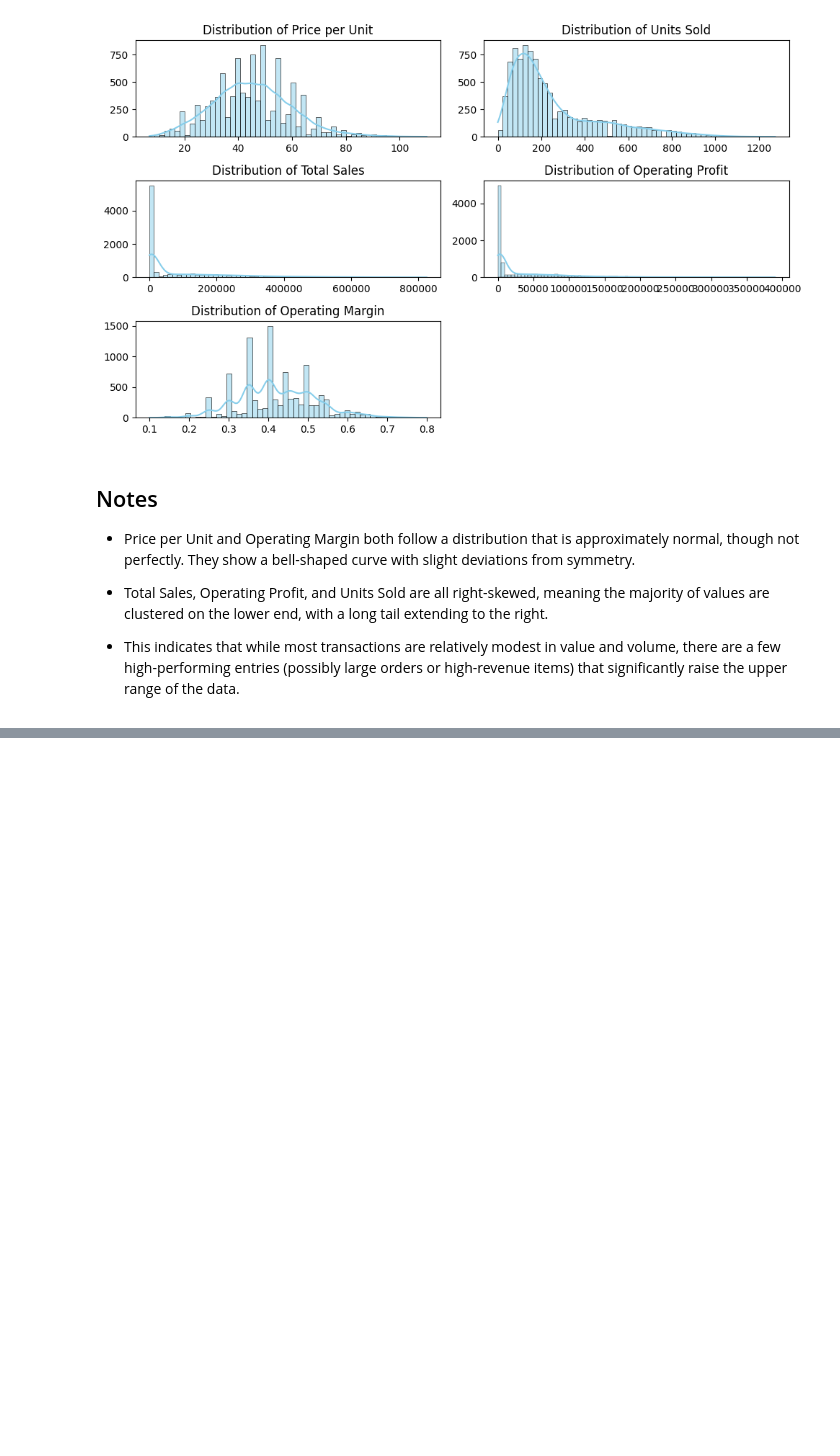
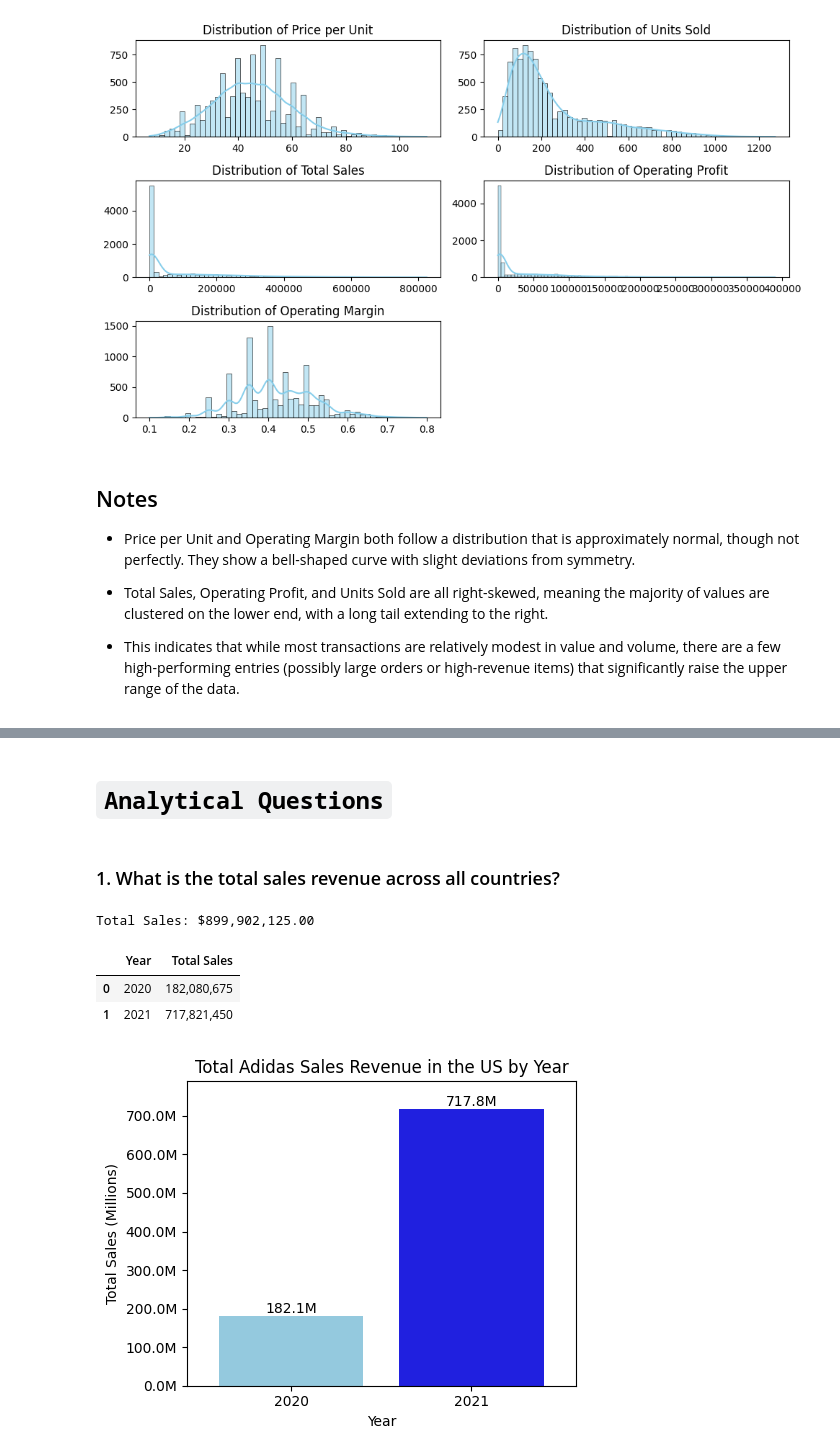
Before and after one commit to murithidenisgitobu/Adidas-Sales-Analysis-Across-the-US, a Jupyter notebook: Jupyter Notebook/adidas_notebook.ipynb, the cells around one changed output, grey strips where cells are left out. Drawn from its saved outputs; the diff is of its cells as text; code cells hidden in the pictures; blank space fills up the shorter version.

Commit message:
Total sales revnue across all countries

```diff
--- a/Jupyter Notebook/adidas_notebook.ipynb
+++ b/Jupyter Notebook/adidas_notebook.ipynb
@@ -268,0 +287,14 @@ plt.show()
+# %%
+# Add year
+data['Year'] = data["Invoice Date"].dt.year
+
+# Add month
+data["Month"] = data["Invoice Date"].dt.month_name()
+
+# Add of the week
+data["Day of Week"] = data["Invoice Date"].dt.day_name()
+
+# Add of the Month
+data["Day of Month"] = data["Invoice Date"].dt.day
+
+data.head()
@@ -268,0 +308,47 @@ plt.show()
+# %% [markdown]
+# **`Analytical Questions`**
+# %% [markdown]
+### 1. What is the total sales revenue across all countries?
+# %%
+# Calculate total sales revenue across the US
+total_sales = data["Total Sales"].sum()
+print(f"Total Sales: ${total_sales:,.2f}")
+# %% [output]
+Total Sales: $899,902,125.00
+# %%
+# Convert to DataFrame
+year_total_sales = data.groupby("Year")["Total Sales"].sum()
+year_total_sales_df = year_total_sales.reset_index()
+year_total_sales_df.columns = ['Year', 'Total Sales']
+
+# Format Total Sales column
+year_total_sales_df.style.format({"Total Sales": "{:,.0f}"})
+# %% [output]
+|  | Year | Total Sales |
+| 0 | 2020 | 182,080,675 |
+| 1 | 2021 | 717,821,450 |
+# %%
+# Convert Series to DataFrame
+df = year_total_sales.reset_index()
+df.columns = ['Year', 'Total Sales']
+
+# Convert to millions
+df['Total Sales (M)'] = df['Total Sales'] / 1_000_000
+
+plt.figure(figsize=(5, 4))
+ax = sns.barplot(data=df, x='Year', y='Total Sales (M)', palette=["skyblue", "blue"])
+plt.title("Total Adidas Sales Revenue in the US by Year")
+
+# Add data labels in M
+for i, v in enumerate(df['Total Sales (M)']):
+    plt.text(i, v, f'{v:.1f}M', ha='center', va='bottom')
+
+# Format y-axis ticks to show M
+ax.set_ylabel("Total Sales (Millions)")
+ax.set_yticklabels([f'{x:.1f}M' for x in ax.get_yticks()])
+
+plt.margins(x=0.1, y=0.1)
+plt.tight_layout()
+plt.show()
+# %% [output]
+[figure, added]
```
Also changed, not shown: parts of 5 cells of this notebook.
